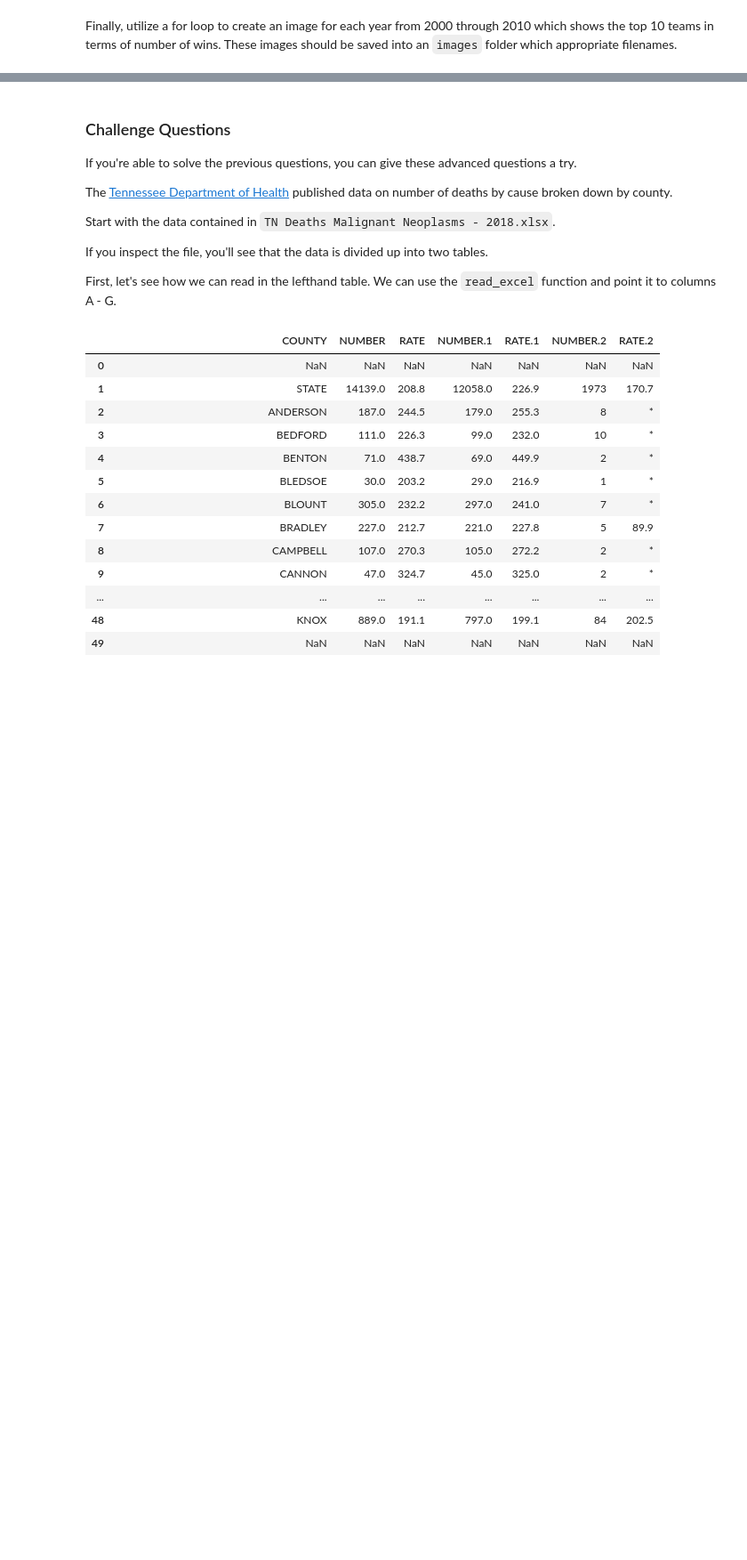
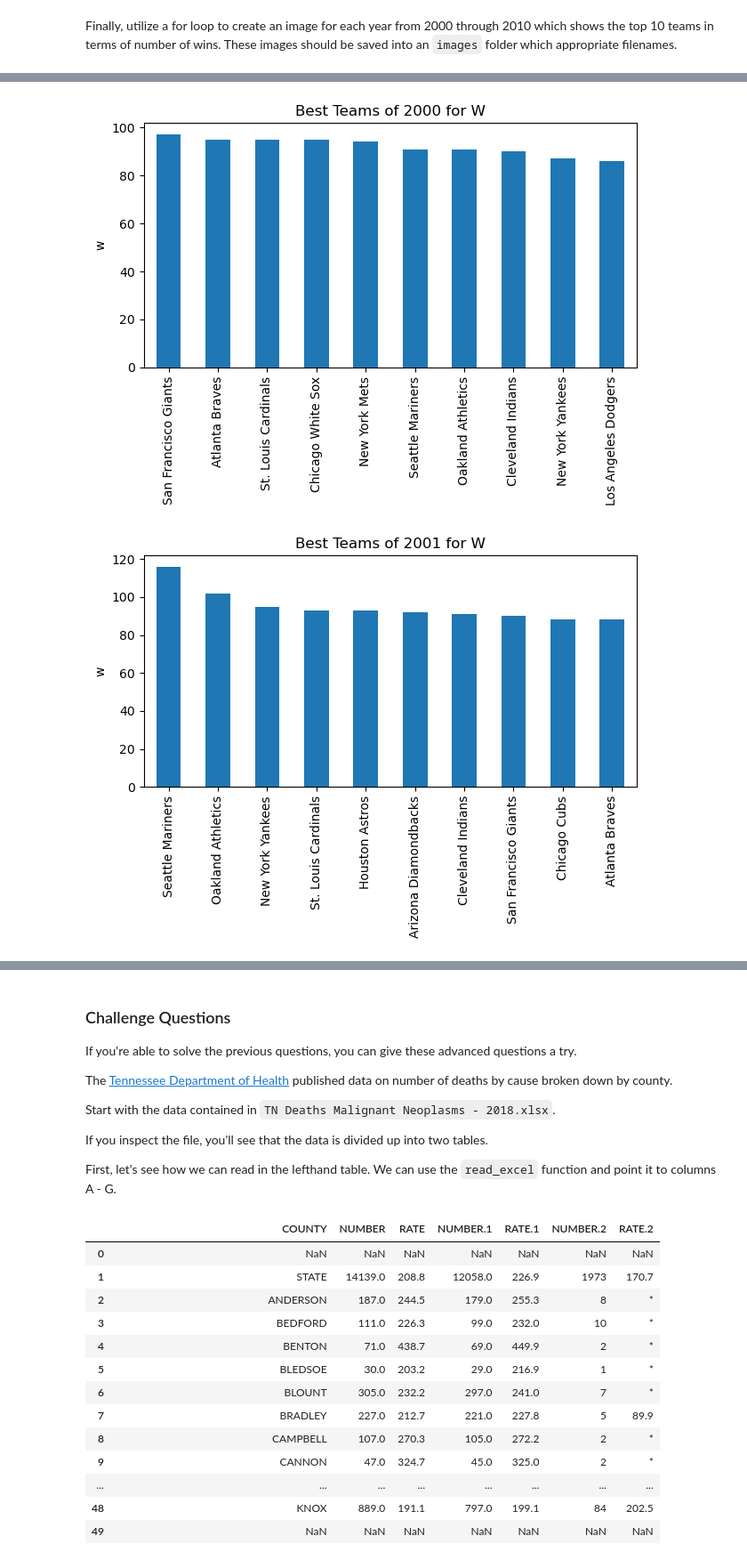
Before and after one commit to NSS-Data-Analytics-Cohort-11/loops-functions-practice-eemchadwick, a Jupyter notebook: notebooks/Loops_and_Functions_Practice.ipynb, the cells around one changed output, grey strips where cells are left out. Shown at 89% size. Drawn from its saved outputs; the diff is of its cells as text; code cells hidden in the pictures; blank space fills up the shorter version.

```diff
--- a/notebooks/Loops_and_Functions_Practice.ipynb
+++ b/notebooks/Loops_and_Functions_Practice.ipynb
@@ -333,6 +372,2 @@ plot_best_teams(year=2014, n=3, league="AL", filepath = "../best_teams.png")
 # %% [markdown]
 Finally, utilize a for loop to create an image for each year from 2000 through 2010 which shows the top 10 teams in terms of number of wins. These images should be saved into an `images` folder which appropriate filenames.
-# %%
-# this will only run if you select a specific league
-for year in range(2000, 2011):
-    plot_best_teams(year, n=10, league= 'AL', stat='w', ascending = False, filepath = '../images/best_'+ str(year) +'_teams_barplot.png')
@@ -350,0 +374,6 @@ for year in range(2000, 2011):
+# %%
+for year in range(2000, 2011):
+    plot_best_teams(year, n=10, stat='w', ascending = False, filepath = '../images/best_'+ str(year) +'_teams_barplot.png')
+# %% [output]
+[figure, added]
+[figure, added]
```
Also changed, not shown: parts of 33 cells of this notebook, 12 other files.
